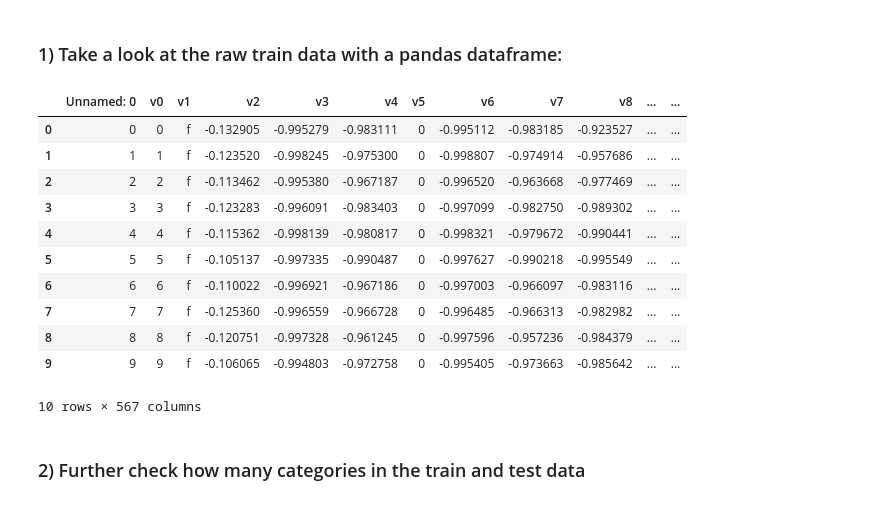
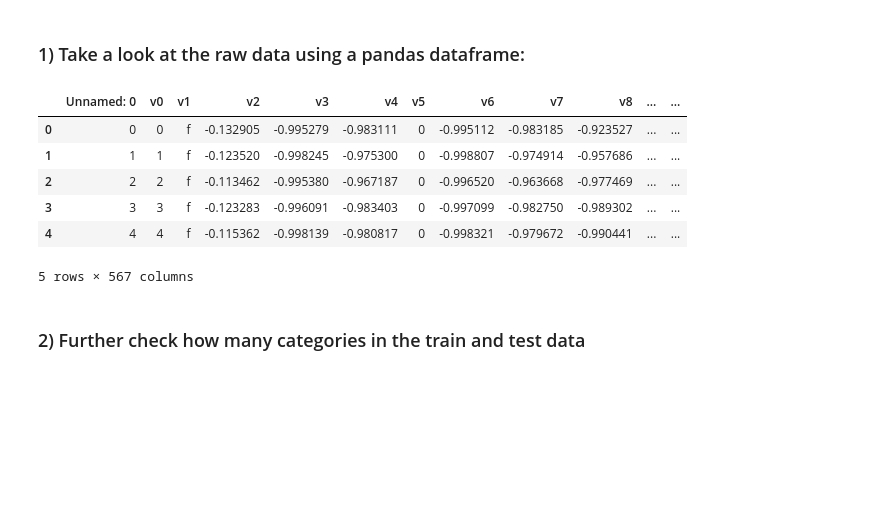
Before and after one commit to geqiao/task1, a Jupyter notebook: task1.ipynb, the cells around one changed output. Saved outputs shown, nothing was run; the diff lists cells and outputs as text; code cells hidden in the pictures; blank space fills up the shorter version.

```diff
--- a/task1.ipynb
+++ b/task1.ipynb
@@ -8,20 +12,16 @@ matplotlib.rcParams['figure.figsize'] = (10.0, 8.0)
 test_data_path = 'data/test.csv'
 train_data_path = 'data/train.csv'
 # %% [markdown]
-### 1) Take a look at the raw train data with a pandas dataframe:
+### 1) Take a look at the raw data using a pandas dataframe:
 # %%
 raw_train_data = pd.read_csv(train_data_path)
-raw_train_data.head(10)
+raw_test_data = pd.read_csv(test_data_path)
+raw_train_data.head(5)
 # %% [output]
 |  | Unnamed: 0 | v0 | v1 | v2 | v3 | v4 | v5 | v6 | v7 | v8 | ... | ... |
 | 0 | 0 | 0 | f | -0.132905 | -0.995279 | -0.983111 | 0 | -0.995112 | -0.983185 | -0.923527 | ... | ... |
 | 1 | 1 | 1 | f | -0.123520 | -0.998245 | -0.975300 | 0 | -0.998807 | -0.974914 | -0.957686 | ... | ... |
 | 2 | 2 | 2 | f | -0.113462 | -0.995380 | -0.967187 | 0 | -0.996520 | -0.963668 | -0.977469 | ... | ... |
 | 3 | 3 | 3 | f | -0.123283 | -0.996091 | -0.983403 | 0 | -0.997099 | -0.982750 | -0.989302 | ... | ... |
 | 4 | 4 | 4 | f | -0.115362 | -0.998139 | -0.980817 | 0 | -0.998321 | -0.979672 | -0.990441 | ... | ... |
-| 5 | 5 | 5 | f | -0.105137 | -0.997335 | -0.990487 | 0 | -0.997627 | -0.990218 | -0.995549 | ... | ... |
-| 6 | 6 | 6 | f | -0.110022 | -0.996921 | -0.967186 | 0 | -0.997003 | -0.966097 | -0.983116 | ... | ... |
-| 7 | 7 | 7 | f | -0.125360 | -0.996559 | -0.966728 | 0 | -0.996485 | -0.966313 | -0.982982 | ... | ... |
-| 8 | 8 | 8 | f | -0.120751 | -0.997328 | -0.961245 | 0 | -0.997596 | -0.957236 | -0.984379 | ... | ... |
-| 9 | 9 | 9 | f | -0.106065 | -0.994803 | -0.972758 | 0 | -0.995405 | -0.973663 | -0.985642 | ... | ... |
-10 rows × 567 columns
+5 rows × 567 columns
```
Also changed, not shown: parts of 29 cells of this notebook.
